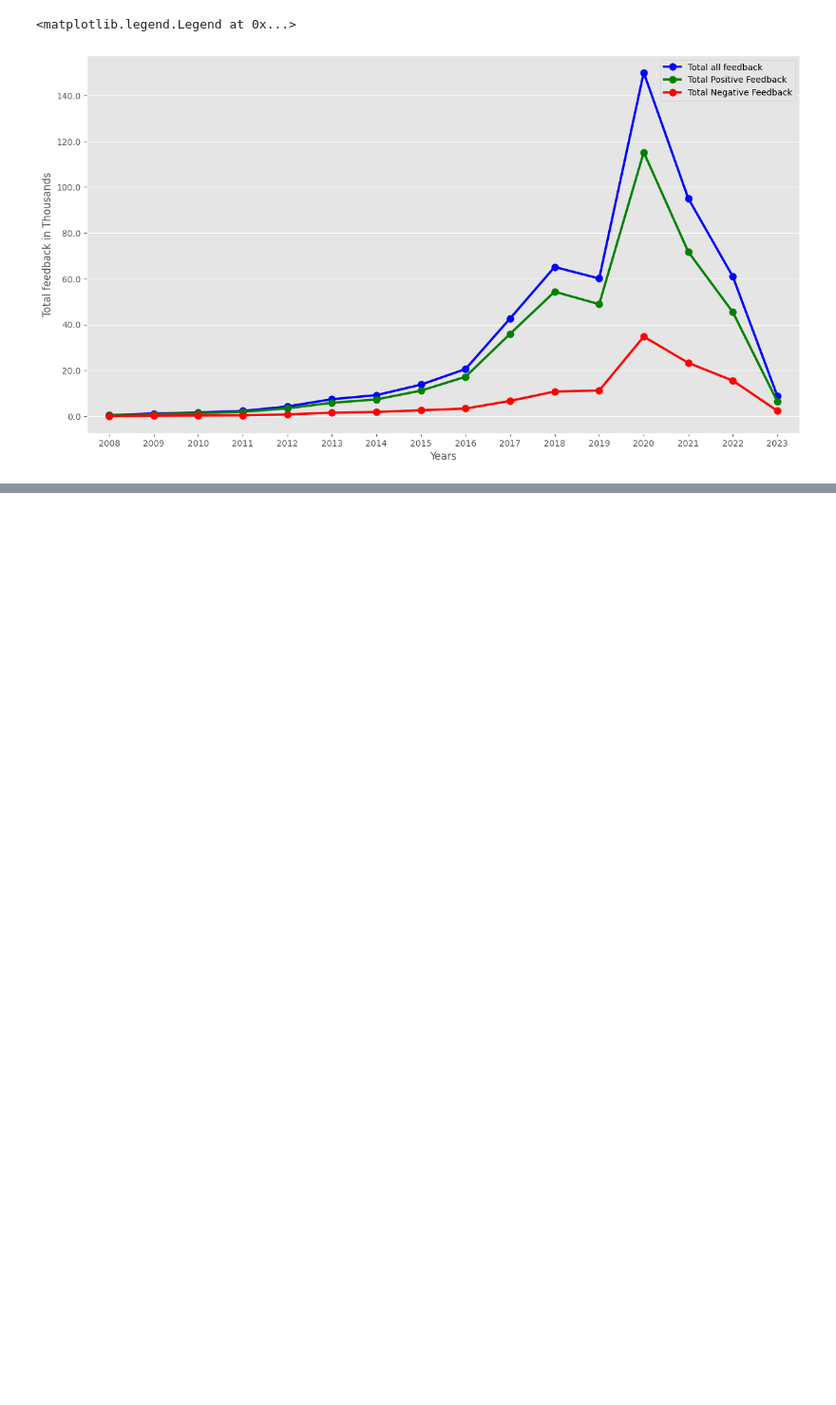
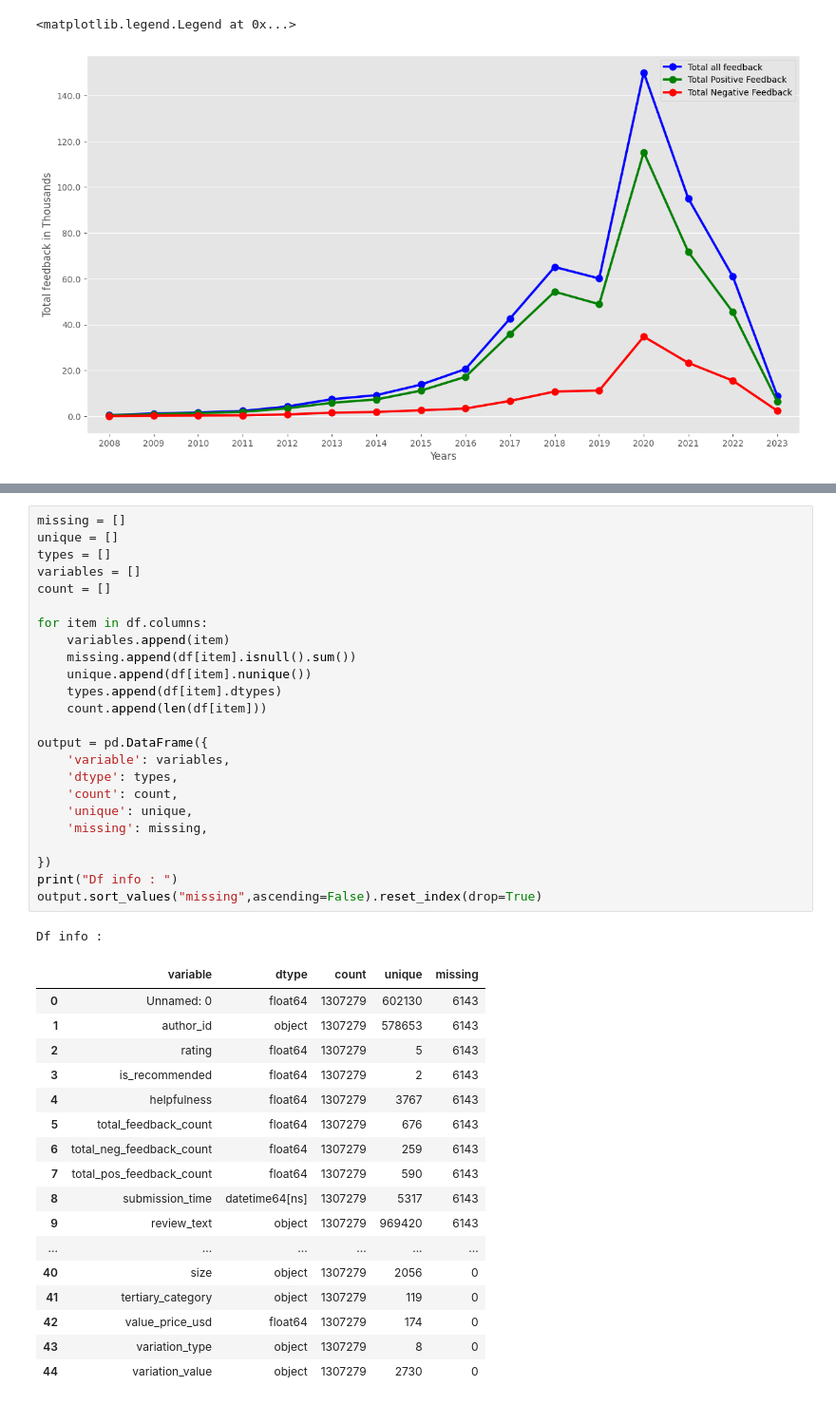
Before and after one commit to danaabdi/sephora, a Jupyter notebook: Sephora_Capstone.ipynb, the cells around one changed output, grey strips where cells are left out. Shown at 95% size. Drawn from its saved outputs; the diff is of its cells as text; blank space fills up the shorter version.

```diff
--- a/Sephora_Capstone.ipynb
+++ b/Sephora_Capstone.ipynb
@@ -398,0 +430,43 @@ ax1.legend()
+# %%
+missing = []
+unique = []
+types = []
+variables = []
+count = []
+
+for item in df.columns:
+    variables.append(item)
+    missing.append(df[item].isnull().sum())
+    unique.append(df[item].nunique())
+    types.append(df[item].dtypes)
+    count.append(len(df[item]))
+
+output = pd.DataFrame({
+    'variable': variables,
+    'dtype': types,
+    'count': count,
+    'unique': unique,
+    'missing': missing,
+
+})
+print("Df info : ")
+output.sort_values("missing",ascending=False).reset_index(drop=True)
+# %% [output]
+Df info :
+|  | variable | dtype | count | unique | missing |
+| 0 | Unnamed: 0 | float64 | 1307279 | 602130 | 6143 |
+| 1 | author_id | object | 1307279 | 578653 | 6143 |
+| 2 | rating | float64 | 1307279 | 5 | 6143 |
+| 3 | is_recommended | float64 | 1307279 | 2 | 6143 |
+| 4 | helpfulness | float64 | 1307279 | 3767 | 6143 |
+| 5 | total_feedback_count | float64 | 1307279 | 676 | 6143 |
+| 6 | total_neg_feedback_count | float64 | 1307279 | 259 | 6143 |
+| 7 | total_pos_feedback_count | float64 | 1307279 | 590 | 6143 |
+| 8 | submission_time | datetime64[ns] | 1307279 | 5317 | 6143 |
+| 9 | review_text | object | 1307279 | 969420 | 6143 |
+| ... | ... | ... | ... | ... | ... |
+| 40 | size | object | 1307279 | 2056 | 0 |
+| 41 | tertiary_category | object | 1307279 | 119 | 0 |
+| 42 | value_price_usd | float64 | 1307279 | 174 | 0 |
+| 43 | variation_type | object | 1307279 | 8 | 0 |
+| 44 | variation_value | object | 1307279 | 2730 | 0 |
```
Also changed, not shown: parts of 14 cells of this notebook.
